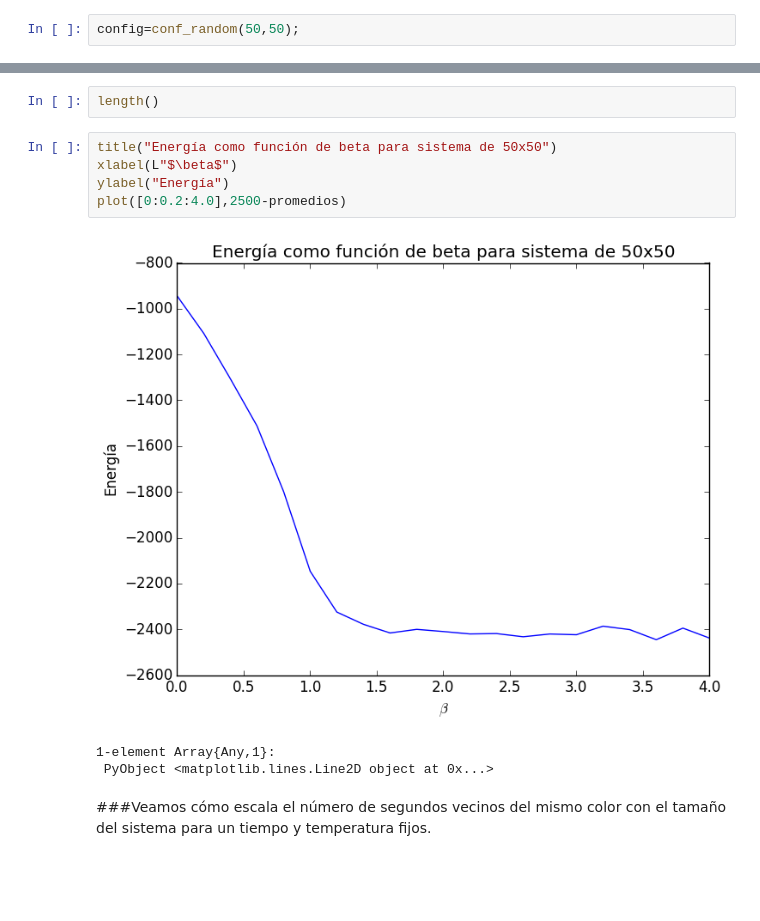
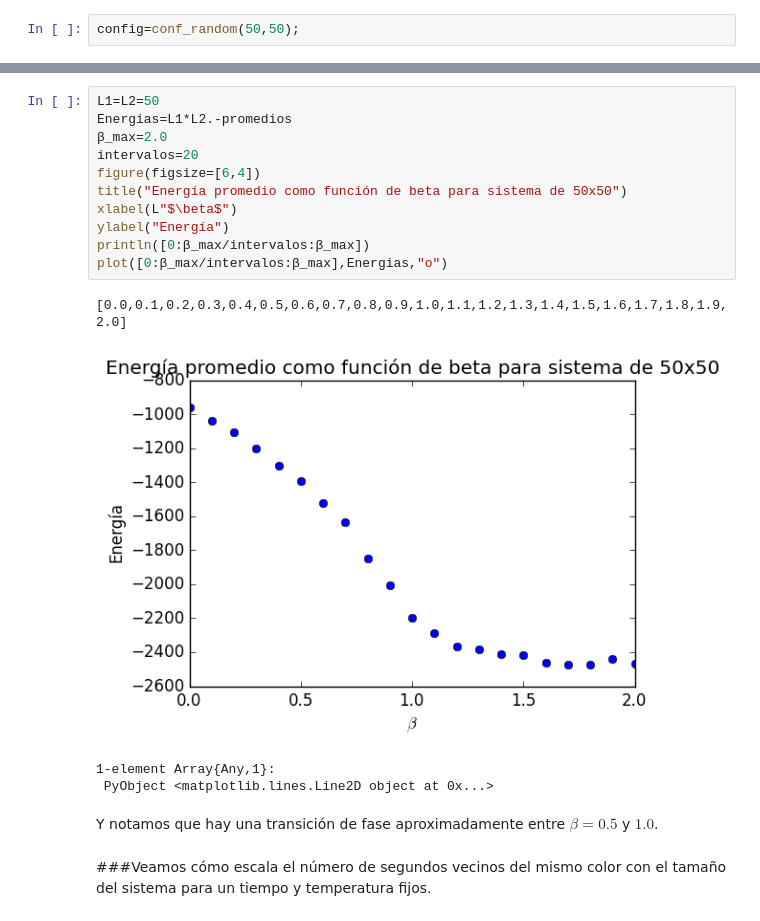
Before and after one commit to jorgeerrz/Hielo, a Jupyter notebook: Proyecto final.ipynb, the cells around one changed output, grey strips where cells are left out. Drawn from its saved outputs; the diff is of its cells as text; blank space fills up the shorter version.

```diff
--- a/Proyecto final.ipynb
+++ b/Proyecto final.ipynb
@@ -675,13 +677,20 @@ elapsed time: 67.938943757 seconds (13806417352 bytes allocated, 32.52% gc time)
-# %%
-length()
 # %%
-title("Energía como función de beta para sistema de 50x50")
+L1=L2=50
+Energias=L1*L2.-promedios
+β_max=2.0
+intervalos=20
+figure(figsize=[6,4])
+title("Energía promedio como función de beta para sistema de 50x50")
 xlabel(L"$\beta$")
 ylabel("Energía")
-plot([0:0.2:4.0],2500-promedios)
+println([0:β_max/intervalos:β_max])
+plot([0:β_max/intervalos:β_max],Energias,"o")
 # %% [output]
+[0.0,0.1,0.2,0.3,0.4,0.5,0.6,0.7,0.8,0.9,1.0,1.1,1.2,1.3,1.4,1.5,1.6,1.7,1.8,1.9,2.0]
-[figure, old version]
+[figure, new version]
-1-element Array{Any,1}:
- PyObject <matplotlib.lines.Line2D object at 0x...>
+1-element Array{Any,1}:
+ PyObject <matplotlib.lines.Line2D object at 0x...>
+# %% [markdown]
+Y notamos que hay una transición de fase aproximadamente entre $\beta=0.5$ y $1.0$.
 # %% [markdown]
 ###Veamos cómo escala el número de segundos vecinos del mismo color con el tamaño del sistema para un tiempo y temperatura fijos.
```
Also changed, not shown: parts of 35 cells of this notebook.
